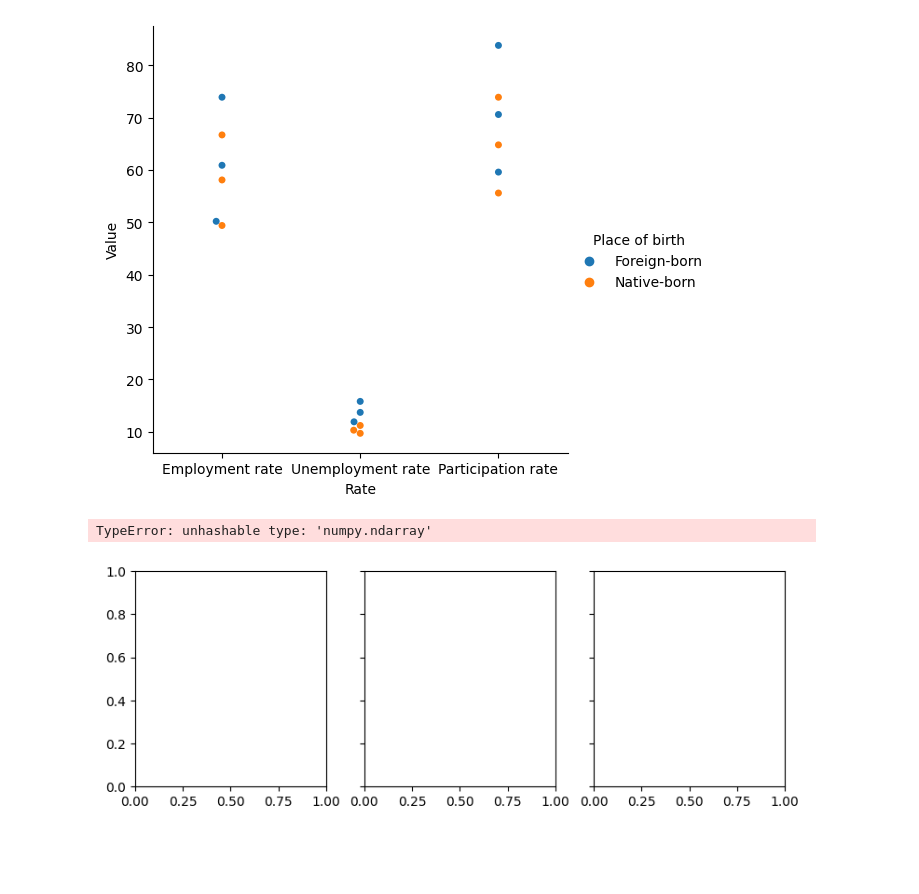
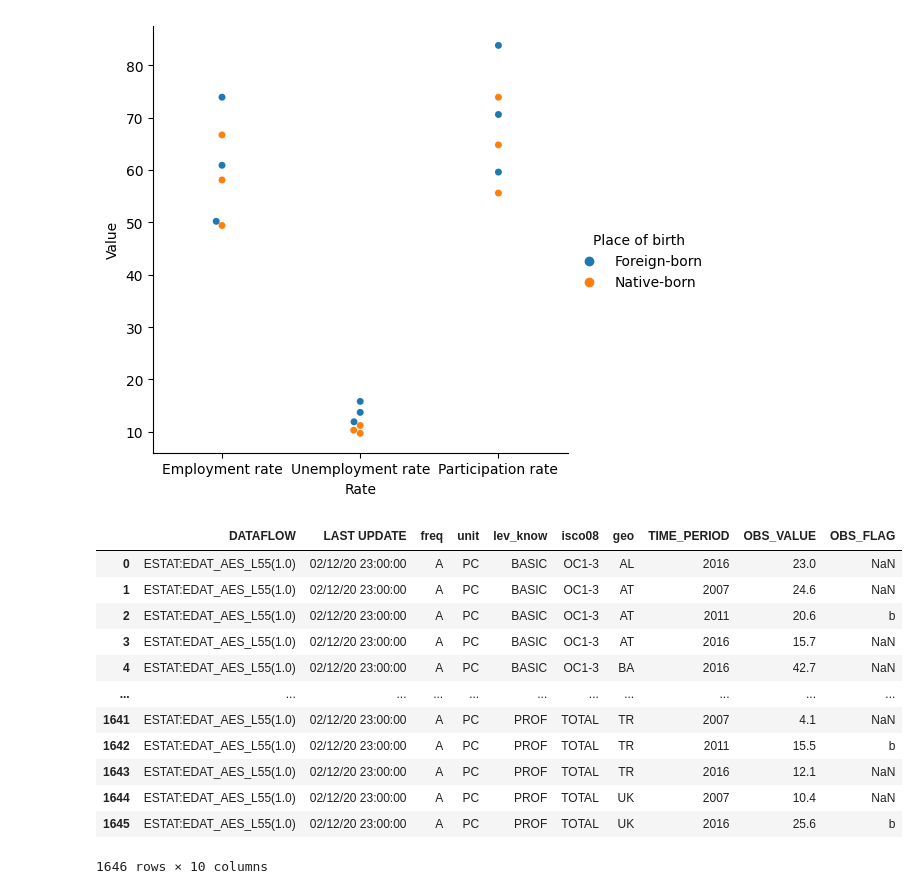
Before and after one commit to openaccesstoimmigrants/EmpowerItaly, a Jupyter notebook: Data_Management.ipynb, the cells around one changed output. Drawn from its saved outputs; the diff is of its cells as text; code cells hidden in the pictures; blank space fills up the shorter version.

```diff
--- a/Data_Management.ipynb
+++ b/Data_Management.ipynb
@@ -268,10 +276,21 @@ sns.catplot(data=df_emp_18, x="Rate", y="Value", hue="Place of birth", kind="swa
 # %% [output]
 <seaborn.axisgrid.FacetGrid at 0x...>
 [figure]
-# %%
-fig, axs = plt.subplots(1, 3, figsize=(9, 3), sharey=True)
-axs[1].scatter(df_emp_18[["Rate"]], df_emp_18[["Value"]])
-fig.suptitle('Categorical Plotting')
-# %% [output]
-TypeError: unhashable type: 'numpy.ndarray'
-[figure, removed]
+# %%
+df_it_l = pd.read_csv("_datasets/edat_aes_l55_linear.csv", sep= ",")
+
+df_it_l
+# %% [output]
+|  | DATAFLOW | LAST UPDATE | freq | unit | lev_know | isco08 | geo | TIME_PERIOD | OBS_VALUE | OBS_FLAG |
+| 0 | ESTAT:EDAT_AES_L55(1.0) | 02/12/20 23:00:00 | A | PC | BASIC | OC1-3 | AL | 2016 | 23.0 | NaN |
+| 1 | ESTAT:EDAT_AES_L55(1.0) | 02/12/20 23:00:00 | A | PC | BASIC | OC1-3 | AT | 2007 | 24.6 | NaN |
+| 2 | ESTAT:EDAT_AES_L55(1.0) | 02/12/20 23:00:00 | A | PC | BASIC | OC1-3 | AT | 2011 | 20.6 | b |
+| 3 | ESTAT:EDAT_AES_L55(1.0) | 02/12/20 23:00:00 | A | PC | BASIC | OC1-3 | AT | 2016 | 15.7 | NaN |
+| 4 | ESTAT:EDAT_AES_L55(1.0) | 02/12/20 23:00:00 | A | PC | BASIC | OC1-3 | BA | 2016 | 42.7 | NaN |
+| ... | ... | ... | ... | ... | ... | ... | ... | ... | ... | ... |
+| 1641 | ESTAT:EDAT_AES_L55(1.0) | 02/12/20 23:00:00 | A | PC | PROF | TOTAL | TR | 2007 | 4.1 | NaN |
+| 1642 | ESTAT:EDAT_AES_L55(1.0) | 02/12/20 23:00:00 | A | PC | PROF | TOTAL | TR | 2011 | 15.5 | b |
+| 1643 | ESTAT:EDAT_AES_L55(1.0) | 02/12/20 23:00:00 | A | PC | PROF | TOTAL | TR | 2016 | 12.1 | NaN |
+| 1644 | ESTAT:EDAT_AES_L55(1.0) | 02/12/20 23:00:00 | A | PC | PROF | TOTAL | UK | 2007 | 10.4 | NaN |
+| 1645 | ESTAT:EDAT_AES_L55(1.0) | 02/12/20 23:00:00 | A | PC | PROF | TOTAL | UK | 2016 | 25.6 | b |
+1646 rows × 10 columns
```
Also changed, not shown: parts of 1 cell of this notebook.
